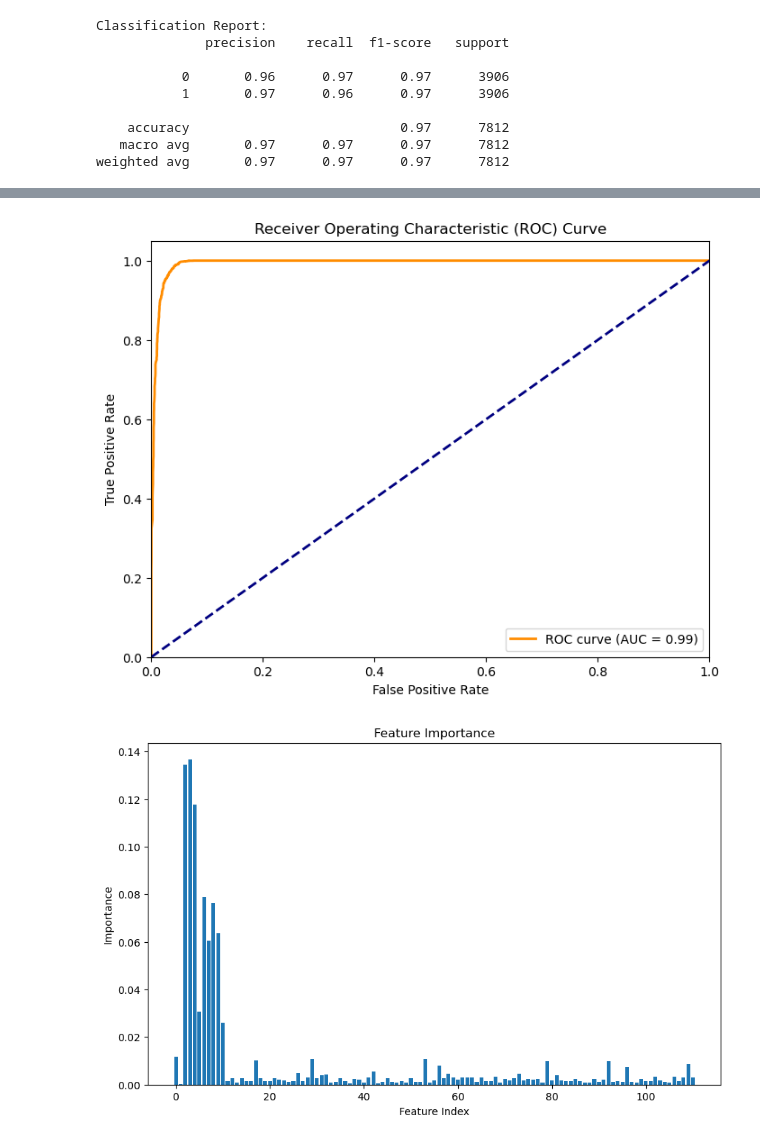
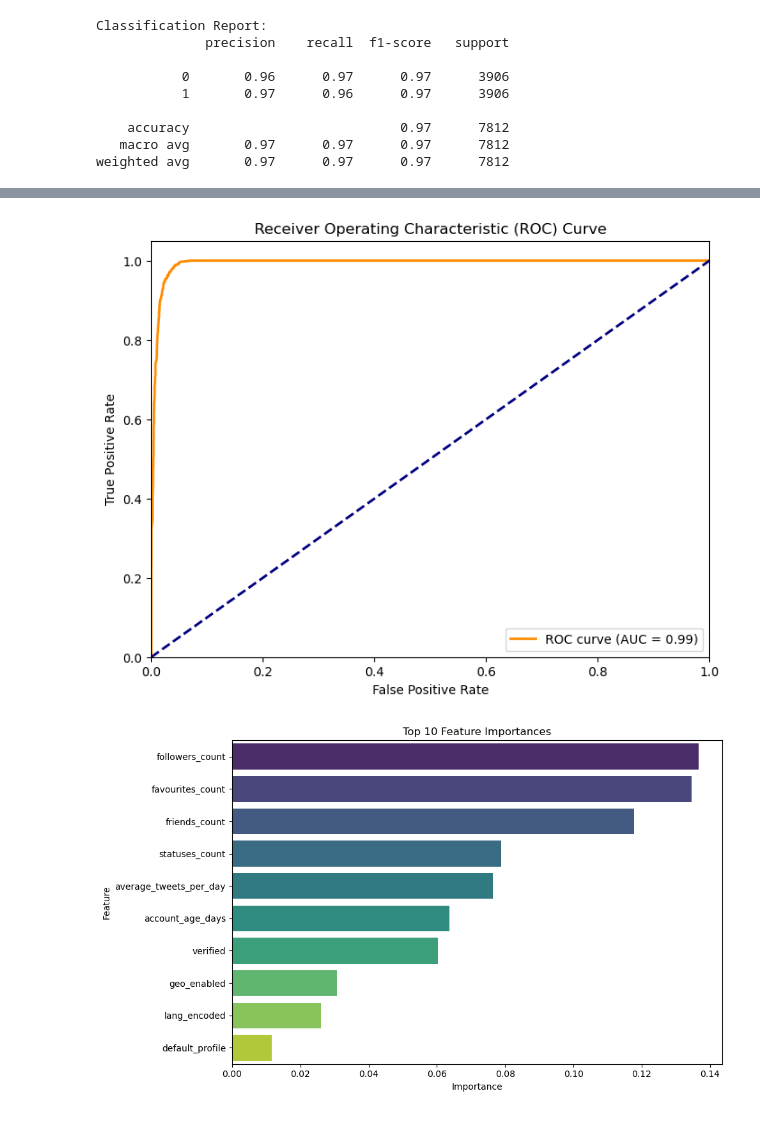
Before and after one commit to kyle-he/csci467_finalproject, a Jupyter notebook: random_forest.ipynb, the cells around one changed output, grey strips where cells are left out. Saved outputs shown, nothing was run; the diff lists cells and outputs as text; code cells hidden in the pictures.

```diff
--- a/random_forest.ipynb
+++ b/random_forest.ipynb
@@ -122,38 +122,50 @@ plt.show()
 # ROC Curve
 fpr, tpr, _ = roc_curve(y_test, y_proba)
 roc_auc = roc_auc_score(y_test, y_proba)
 plt.figure(figsize=(8, 6))
 plt.plot(fpr, tpr, color='darkorange', lw=2, label=f'ROC curve (AUC = {roc_auc:.2f})')
 plt.plot([0, 1], [0, 1], color='navy', lw=2, linestyle='--')
 plt.xlim([0.0, 1.0])
 plt.ylim([0.0, 1.05])
 plt.xlabel('False Positive Rate')
 plt.ylabel('True Positive Rate')
 plt.title('Receiver Operating Characteristic (ROC) Curve')
 plt.legend(loc="lower right")
 plt.show()
 
+# Prepare feature names
+numerical_feature_names = list(X_numerical.columns)
+tfidf_feature_names = tfidf_vectorizer.get_feature_names_out().tolist()
+all_feature_names = numerical_feature_names + tfidf_feature_names
+
 # Feature Importance
 feature_importance = rf.feature_importances_
+
+# Sort features by importance and select top 10
+indices = np.argsort(feature_importance)[::-1][:10]
+top_feature_names = [all_feature_names[i] for i in indices]
+top_feature_values = feature_importance[indices]
+
 plt.figure(figsize=(10, 6))
-plt.bar(range(len(feature_importance)), feature_importance)
-plt.title('Feature Importance')
-plt.xlabel('Feature Index')
-plt.ylabel('Importance')
+sns.barplot(x=top_feature_values, y=top_feature_names, orient='h', palette='viridis')
+plt.title('Top 10 Feature Importances')
+plt.xlabel('Importance')
+plt.ylabel('Feature')
+plt.tight_layout()
 plt.show()
 # %% [output]
 Classification Report:
               precision    recall  f1-score   support
 
            0       0.96      0.97      0.97      3906
            1       0.97      0.96      0.97      3906
 
     accuracy                           0.97      7812
    macro avg       0.97      0.97      0.97      7812
 weighted avg       0.97      0.97      0.97      7812
 [figure]
 [figure]
-[figure, old version]
+[figure, new version]
 # %%
 df_combined
 # %% [output]
```
Also changed, not shown: parts of 4 cells of this notebook.
